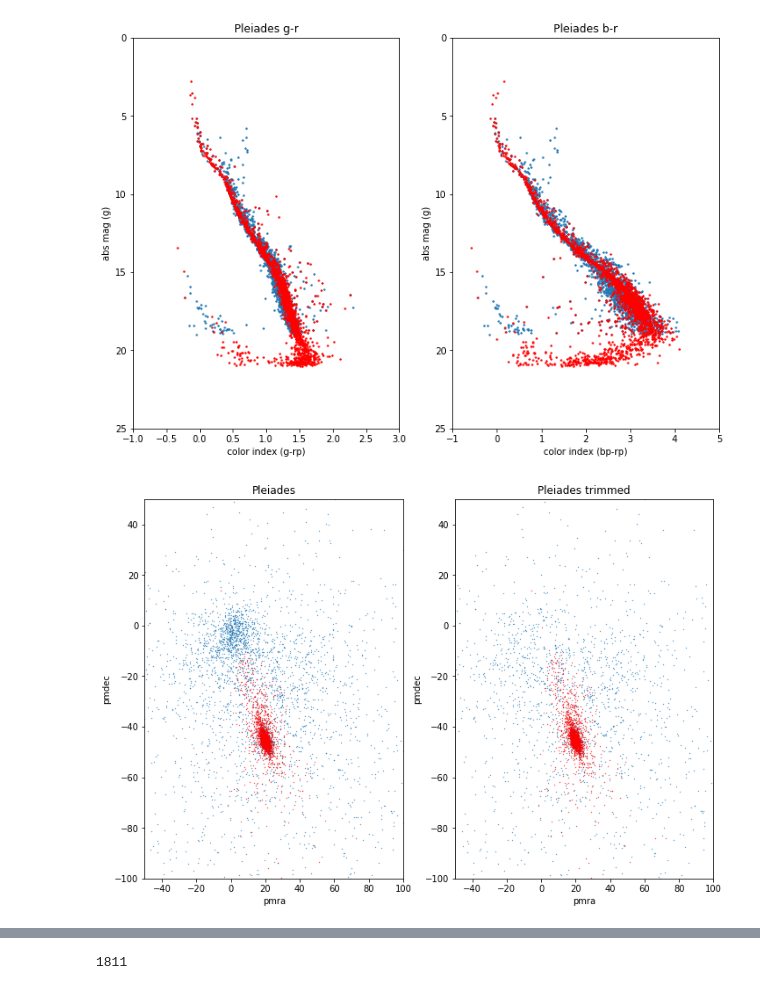
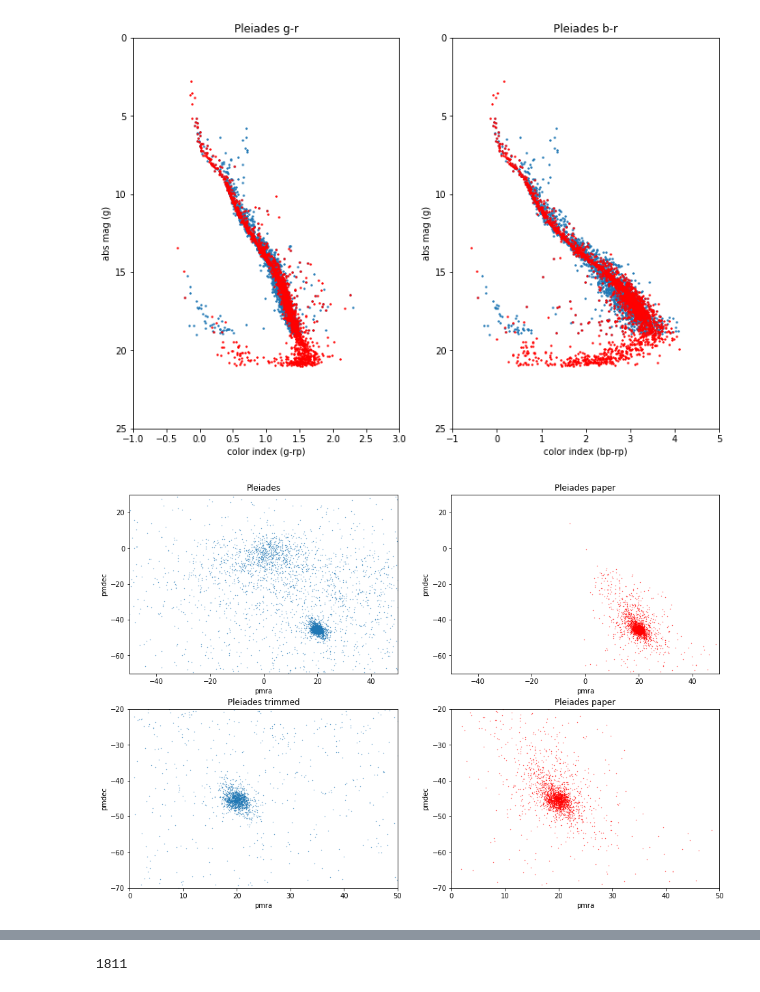
Before and after one commit to lauramv1832/Gaia, a Jupyter notebook: PleiadesML13.ipynb, the cells around one changed output, grey strips where cells are left out. Saved outputs shown, nothing was run; the diff lists cells and outputs as text; code cells hidden in the pictures.

Commit message:
Fixed graphs and added error checking to the generalized tool

```diff
--- a/PleiadesML13.ipynb
+++ b/PleiadesML13.ipynb
@@ -318,25 +394,39 @@ plt.show()
 [figure]
 # %%
 fig = plt.figure()
-ax = fig.add_subplot(121)
+ax = fig.add_subplot(221)
 ax.scatter(pleiades['pmra'], pleiades['pmdec'], s=0.1)
-ax.scatter(asu['pmRACP'], asu['pmDECP'], s=0.1, color='red')
-ax.set_xlim(-50, 100)
-ax.set_ylim(-100, 50)
+ax.set_xlim(-50, 50)
+ax.set_ylim(-70, 30)
 ax.set_title('Pleiades')
 ax.set_xlabel("pmra")
 ax.set_ylabel("pmdec")
 
-ax2 = fig.add_subplot(122)
+ax1 = fig.add_subplot(222)
+ax1.scatter(asu['pmRACP'], asu['pmDECP'], s=0.1, color='red')
+ax1.set_xlim(-50, 50)
+ax1.set_ylim(-70, 30)
+ax1.set_title('Pleiades paper')
+ax1.set_xlabel("pmra")
+ax1.set_ylabel("pmdec")
+
+ax2 = fig.add_subplot(223)
 ax2.scatter(p['pmra'], p['pmdec'], s=0.1)
-ax2.scatter(asu['pmRACP'], asu['pmDECP'], s=0.1, color='red')
-ax2.set_xlim(-50, 100)
-ax2.set_ylim(-100, 50)
+ax2.set_xlim(0, 50)
+ax2.set_ylim(-70, -20)
 ax2.set_title('Pleiades trimmed')
 ax2.set_xlabel("pmra")
 ax2.set_ylabel("pmdec")
 
-plt.subplots_adjust(0.2, 0.2, 1.7, 1.7)
+ax3 = fig.add_subplot(224)
+ax3.scatter(asu['pmRACP'], asu['pmDECP'], s=0.1, color='red')
+ax3.set_xlim(0, 50)
+ax3.set_ylim(-70, -20)
+ax3.set_title('Pleiades paper')
+ax3.set_xlabel("pmra")
+ax3.set_ylabel("pmdec")
+
+plt.subplots_adjust(0.3, 0.3, 2.3, 2.3)
 plt.show()
 # %% [output]
-[figure, old version]
+[figure, new version]
```
Also changed, not shown: parts of 3 cells of this notebook, 8 other files.
